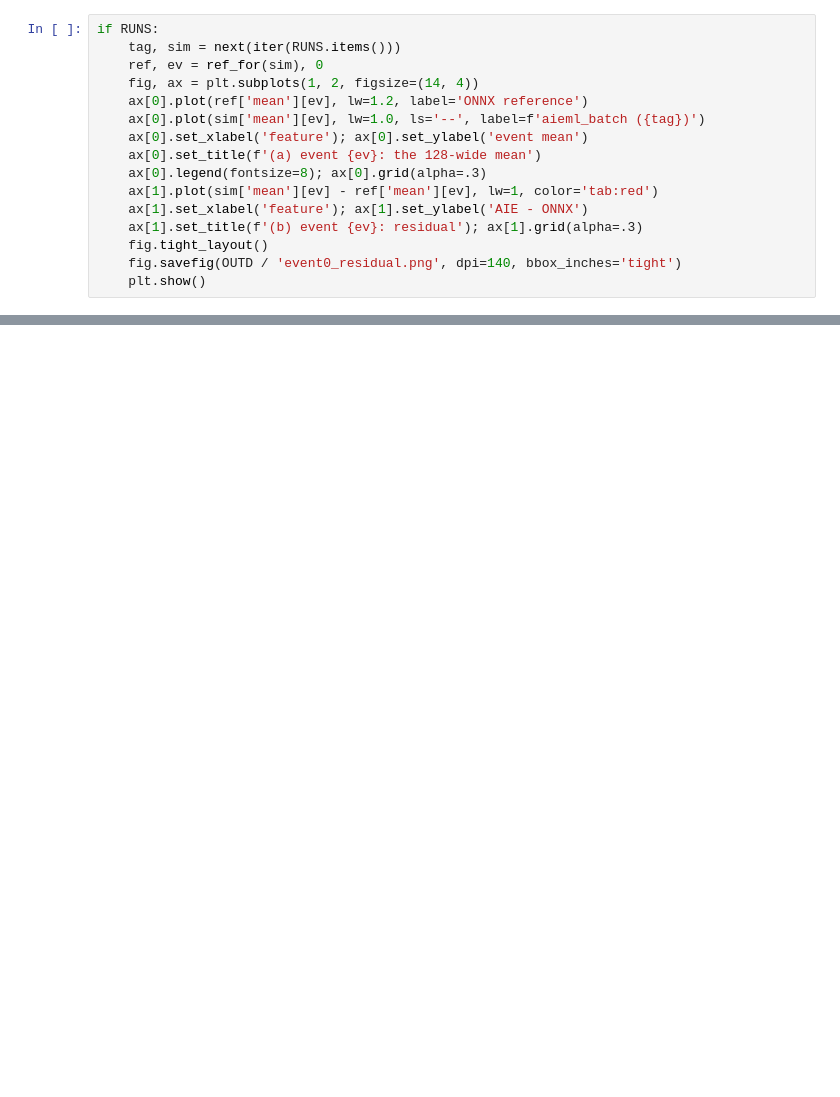
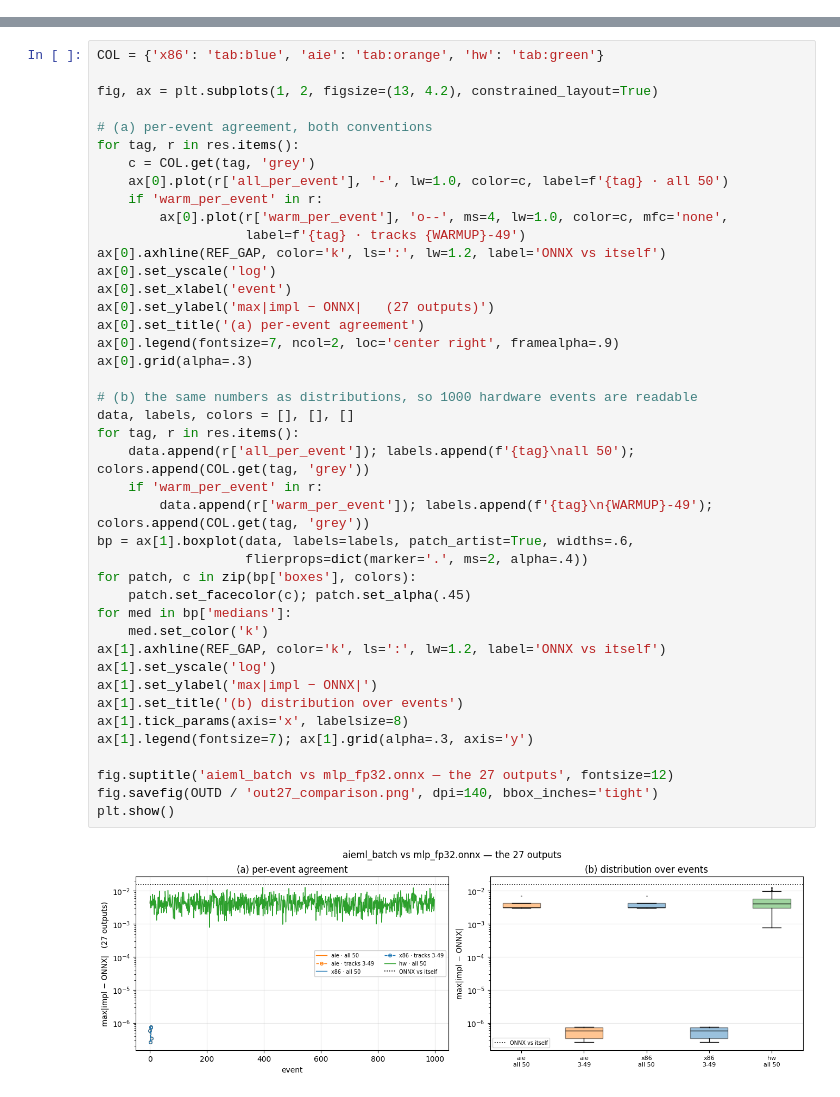
Before and after one commit to AkshayMalige/rtda_demo, a Jupyter notebook: aieml_batch/notebooks/rtda_reference.ipynb, the cells around one changed output, grey strips where cells are left out. Saved outputs shown, nothing was run; the diff lists cells and outputs as text; blank space fills up the shorter version.

Commit message:
notebook: 50k hardware plots vs the ONNX golden, fixed layout and legends

```diff
--- a/aieml_batch/notebooks/rtda_reference.ipynb
+++ b/aieml_batch/notebooks/rtda_reference.ipynb
@@ -559,16 +395,0 @@ if plot_runs:
-# %%
-if RUNS:
-    tag, sim = next(iter(RUNS.items()))
-    ref, ev = ref_for(sim), 0
-    fig, ax = plt.subplots(1, 2, figsize=(14, 4))
-    ax[0].plot(ref['mean'][ev], lw=1.2, label='ONNX reference')
-    ax[0].plot(sim['mean'][ev], lw=1.0, ls='--', label=f'aieml_batch ({tag})')
-    ax[0].set_xlabel('feature'); ax[0].set_ylabel('event mean')
-    ax[0].set_title(f'(a) event {ev}: the 128-wide mean')
-    ax[0].legend(fontsize=8); ax[0].grid(alpha=.3)
-    ax[1].plot(sim['mean'][ev] - ref['mean'][ev], lw=1, color='tab:red')
-    ax[1].set_xlabel('feature'); ax[1].set_ylabel('AIE - ONNX')
-    ax[1].set_title(f'(b) event {ev}: residual'); ax[1].grid(alpha=.3)
-    fig.tight_layout()
-    fig.savefig(OUTD / 'event0_residual.png', dpi=140, bbox_inches='tight')
-    plt.show()
@@ -788,0 +655,44 @@ Artefacts in `aieml_batch/notebooks/out/`: `golden_onnx_50000.npz`, `warmup_anal
+# %%
+COL = {'x86': 'tab:blue', 'aie': 'tab:orange', 'hw': 'tab:green'}
+
+fig, ax = plt.subplots(1, 2, figsize=(13, 4.2), constrained_layout=True)
+
+# (a) per-event agreement, both conventions
+for tag, r in res.items():
+    c = COL.get(tag, 'grey')
+    ax[0].plot(r['all_per_event'], '-', lw=1.0, color=c, label=f'{tag} · all 50')
+    if 'warm_per_event' in r:
+        ax[0].plot(r['warm_per_event'], 'o--', ms=4, lw=1.0, color=c, mfc='none',
+                   label=f'{tag} · tracks {WARMUP}-49')
+ax[0].axhline(REF_GAP, color='k', ls=':', lw=1.2, label='ONNX vs itself')
+ax[0].set_yscale('log')
+ax[0].set_xlabel('event')
+ax[0].set_ylabel('max|impl − ONNX|   (27 outputs)')
+ax[0].set_title('(a) per-event agreement')
+ax[0].legend(fontsize=7, ncol=2, loc='center right', framealpha=.9)
+ax[0].grid(alpha=.3)
+
+# (b) the same numbers as distributions, so 1000 hardware events are readable
+data, labels, colors = [], [], []
+for tag, r in res.items():
+    data.append(r['all_per_event']); labels.append(f'{tag}\nall 50'); colors.append(COL.get(tag, 'grey'))
+    if 'warm_per_event' in r:
+        data.append(r['warm_per_event']); labels.append(f'{tag}\n{WARMUP}-49'); colors.append(COL.get(tag, 'grey'))
+bp = ax[1].boxplot(data, labels=labels, patch_artist=True, widths=.6,
+                   flierprops=dict(marker='.', ms=2, alpha=.4))
+for patch, c in zip(bp['boxes'], colors):
+    patch.set_facecolor(c); patch.set_alpha(.45)
+for med in bp['medians']:
+    med.set_color('k')
+ax[1].axhline(REF_GAP, color='k', ls=':', lw=1.2, label='ONNX vs itself')
+ax[1].set_yscale('log')
+ax[1].set_ylabel('max|impl − ONNX|')
+ax[1].set_title('(b) distribution over events')
+ax[1].tick_params(axis='x', labelsize=8)
+ax[1].legend(fontsize=7); ax[1].grid(alpha=.3, axis='y')
+
+fig.suptitle('aieml_batch vs mlp_fp32.onnx — the 27 outputs', fontsize=12)
+fig.savefig(OUTD / 'out27_comparison.png', dpi=140, bbox_inches='tight')
+plt.show()
+# %% [output]
+[figure, added]
```
Also changed, not shown: parts of 52 cells of this notebook, 2 other files.
